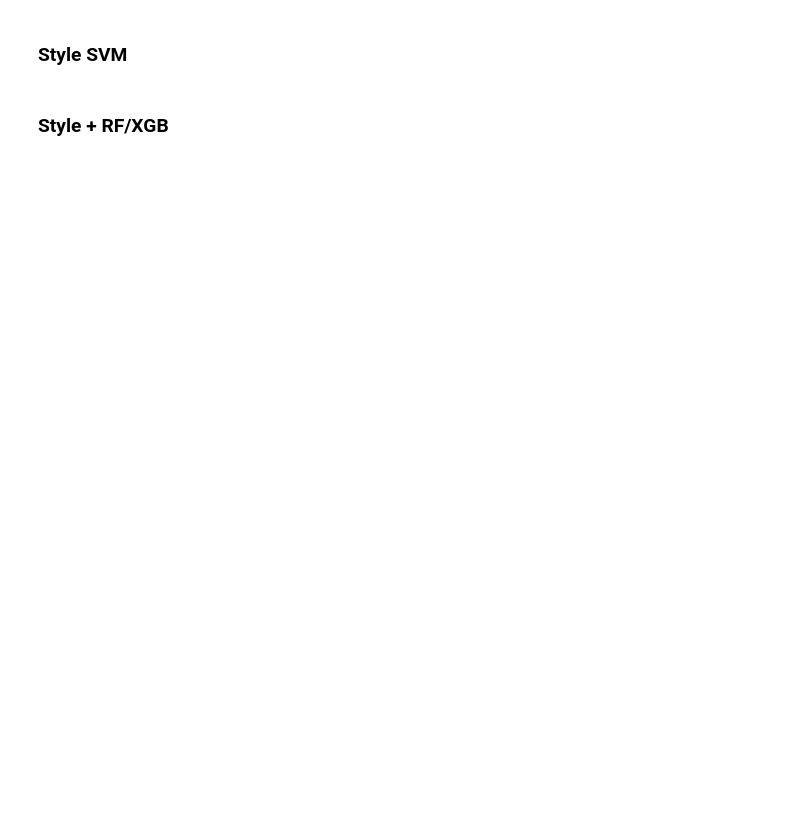
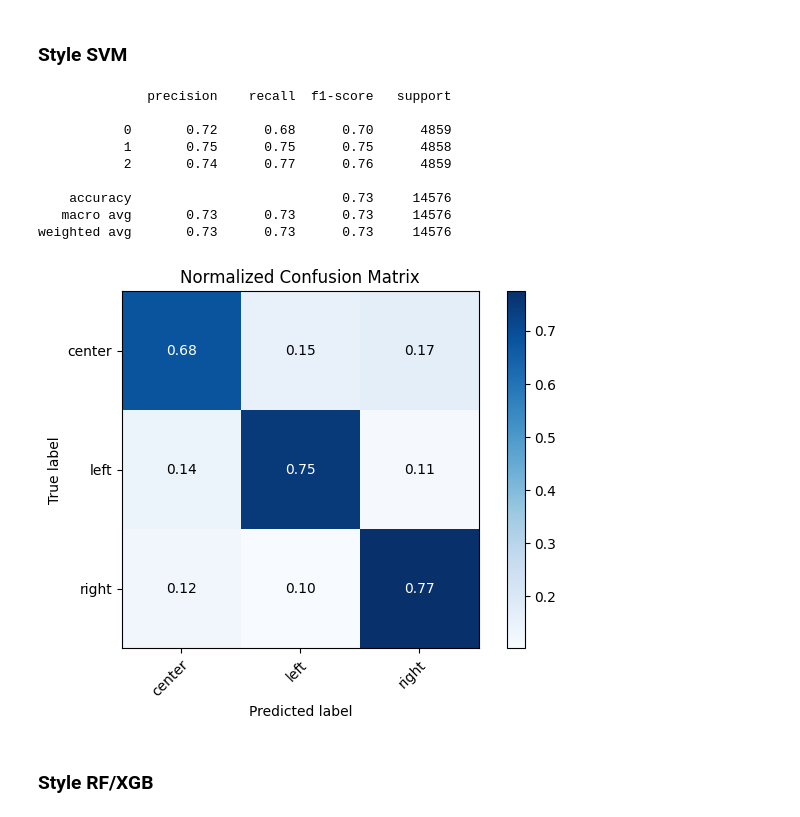
Before and after one commit to EKarasevnl/Language-and-AI, a Jupyter notebook: hyp_1_stylometry/stylometry.ipynb, the cells around one changed output. Saved outputs shown, nothing was run; the diff lists cells and outputs as text; code cells hidden in the pictures; blank space fills up the shorter version.

```diff
--- a/hyp_1_stylometry/stylometry.ipynb
+++ b/hyp_1_stylometry/stylometry.ipynb
@@ -257,10 +416,24 @@ evaluate_clf(bow_xgb, pipelines_data[data_type]['X_test'], y_test, classes=le.cl
 ### Style SVM
 # %%
 data_type = 'style_bow'
-clf_base = LinearSVC(max_iter=10 ** 5)
-clf_base.fit(pipelines_data[data_type]['X_train'], pipelines_data[data_type]['y_train'])
-evaluate_clf(clf_base, pipelines_data[data_type]['X_test'], y_test, classes=le.classes_)
+clf_base = LinearSVC()
+clf_base.fit(pipelines_data[data_type][0]['X_train'], pipelines_data[data_type][0]['y_train'])
+evaluate_clf(clf=clf_base,
+             X=pipelines_data[data_type][0]['X_test'],
+             y_true=pipelines_data[data_type][0]['y_test'],
+             classes=le.classes_)
+# %% [output]
+              precision    recall  f1-score   support
+
+           0       0.72      0.68      0.70      4859
+           1       0.75      0.75      0.75      4858
+           2       0.74      0.77      0.76      4859
+
+    accuracy                           0.73     14576
+   macro avg       0.73      0.73      0.73     14576
+weighted avg       0.73      0.73      0.73     14576
+[figure, added]
 # %% [markdown]
-### Style + RF/XGB
+### Style RF/XGB
 # %%
 data_type = 'style_bow'
```
Also changed, not shown: parts of 16 cells of this notebook.
